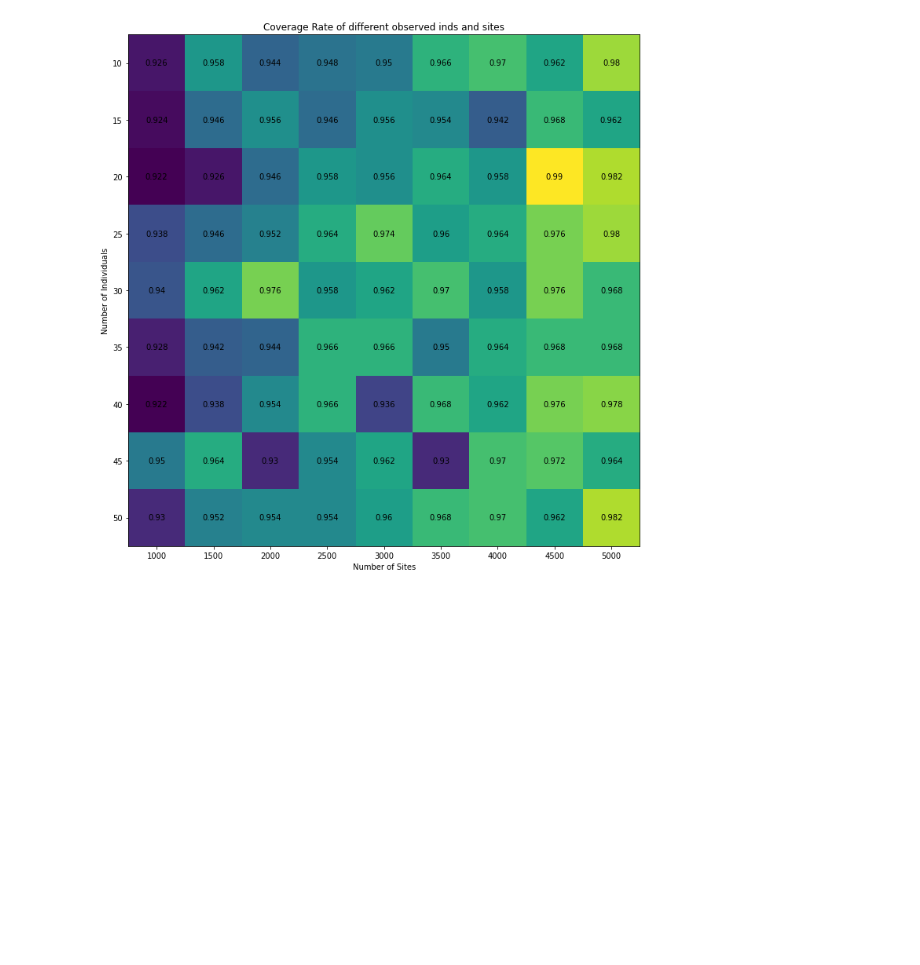
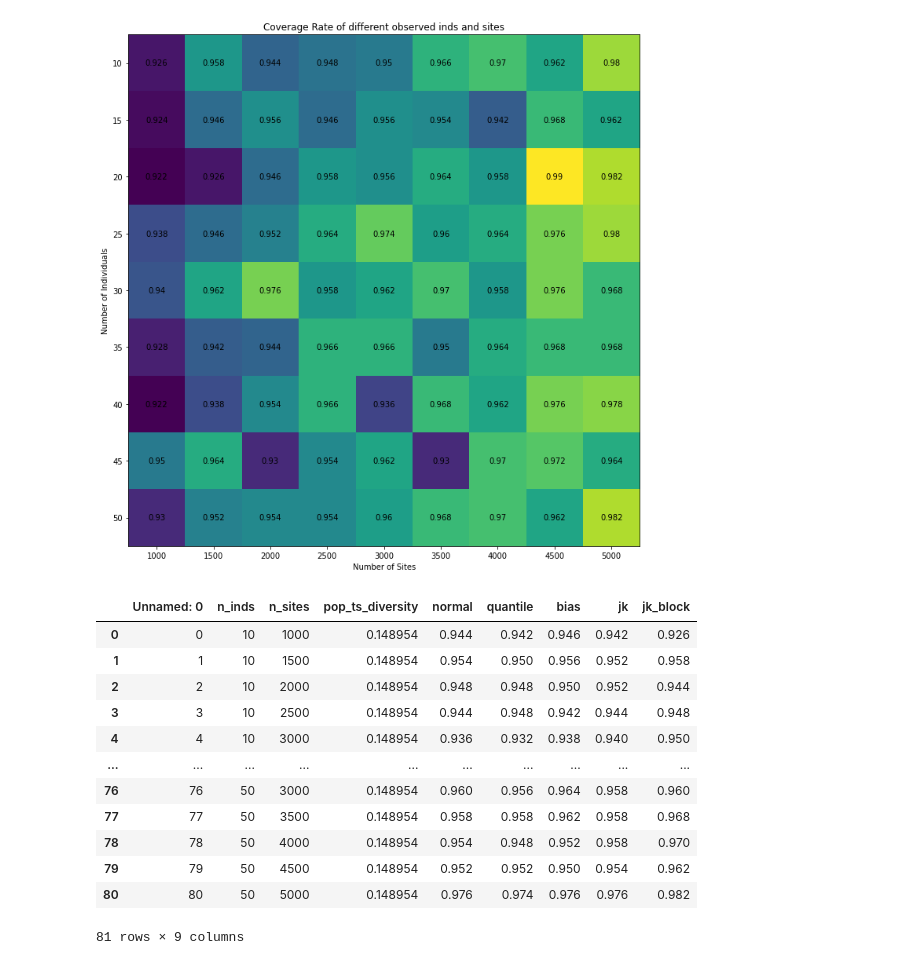
Before and after one commit to rwaples/resampling, a Jupyter notebook: resample_site_diversity.ipynb, the cells around one changed output. Cells and saved outputs as stored; diff of their text form; code cells hidden in the pictures; blank space fills up the shorter version.

```diff
--- a/resample_site_diversity.ipynb
+++ b/resample_site_diversity.ipynb
@@ -638,0 +629,16 @@ heatmap(np.reshape(np.array(sim_df['jk_block']), (len(samples_size), len(sites_s
+# %%
+pd.read_csv('sim_df')
+# %% [output]
+|  | Unnamed: 0 | n_inds | n_sites | pop_ts_diversity | normal | quantile | bias | jk | jk_block |
+| 0 | 0 | 10 | 1000 | 0.148954 | 0.944 | 0.942 | 0.946 | 0.942 | 0.926 |
+| 1 | 1 | 10 | 1500 | 0.148954 | 0.954 | 0.950 | 0.956 | 0.952 | 0.958 |
+| 2 | 2 | 10 | 2000 | 0.148954 | 0.948 | 0.948 | 0.950 | 0.952 | 0.944 |
+| 3 | 3 | 10 | 2500 | 0.148954 | 0.944 | 0.948 | 0.942 | 0.944 | 0.948 |
+| 4 | 4 | 10 | 3000 | 0.148954 | 0.936 | 0.932 | 0.938 | 0.940 | 0.950 |
+| ... | ... | ... | ... | ... | ... | ... | ... | ... | ... |
+| 76 | 76 | 50 | 3000 | 0.148954 | 0.960 | 0.956 | 0.964 | 0.958 | 0.960 |
+| 77 | 77 | 50 | 3500 | 0.148954 | 0.958 | 0.958 | 0.962 | 0.958 | 0.968 |
+| 78 | 78 | 50 | 4000 | 0.148954 | 0.954 | 0.948 | 0.952 | 0.958 | 0.970 |
+| 79 | 79 | 50 | 4500 | 0.148954 | 0.952 | 0.952 | 0.950 | 0.954 | 0.962 |
+| 80 | 80 | 50 | 5000 | 0.148954 | 0.976 | 0.974 | 0.976 | 0.976 | 0.982 |
+81 rows × 9 columns
```
Also changed, not shown: parts of 2 cells of this notebook, 1 other file.
